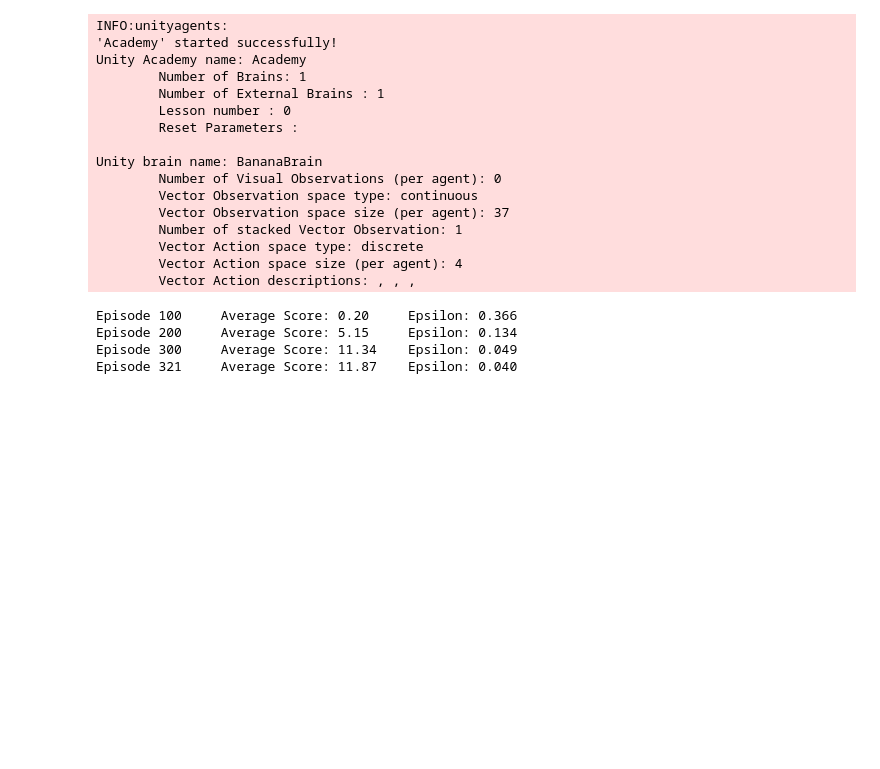
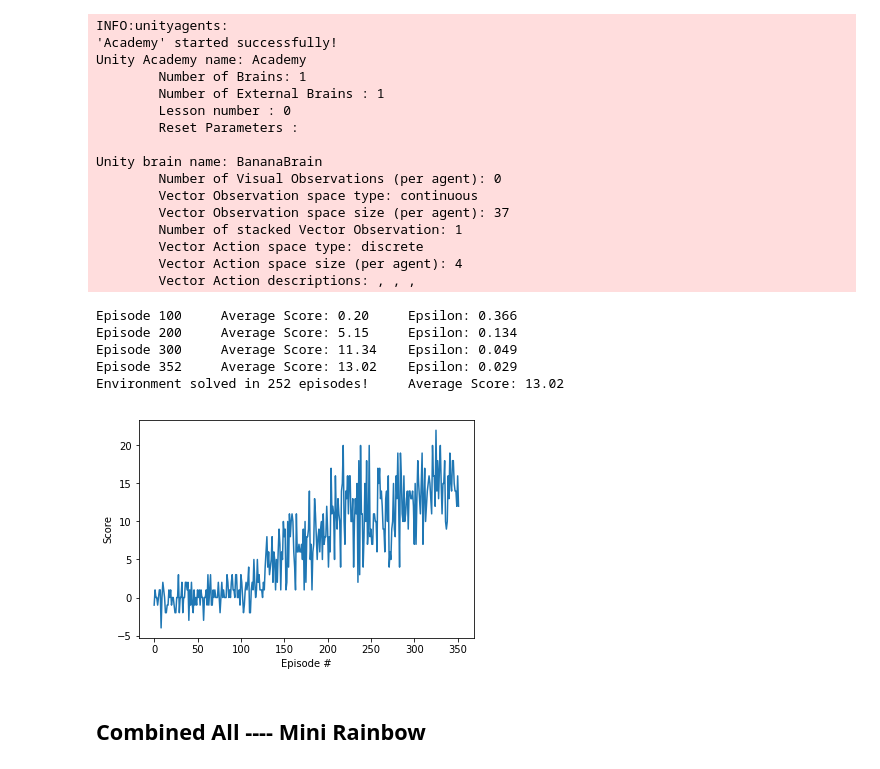
Before and after one commit to vaanxy/drlnd-p1-navigation, a Jupyter notebook: Navigation.ipynb, the cells around one changed output. Cells and saved outputs as stored; diff of their text form; code cells hidden in the pictures; blank space fills up the shorter version.

Commit message:
feat: implemented mini rainbow dqn

```diff
--- a/Navigation.ipynb
+++ b/Navigation.ipynb
@@ -342,7 +342,7 @@ DQNetwork(
   (output): Linear(in_features=32, out_features=4, bias=True)
 )
 # %%
-def dqn(agent, n_episodes=600, max_t=1000, eps_start=1.0, eps_end=0.01, eps_decay=0.99, checkpoint_name="checkpoint.pth"):
+def dqn(agent, n_episodes=600, max_t=1000, eps_start=1.0, eps_end=0.01, eps_decay=0.99, checkpoint_name="checkpoint.pth", solved_score=13.0):
     """Deep Q-Learning.
 
     Params
@@ -380,7 +380,7 @@ def dqn(agent, n_episodes=600, max_t=1000, eps_start=1.0, eps_end=0.01, eps_deca
         print('\rEpisode {}\tAverage Score: {:.2f}\tEpsilon: {:.3f}'.format(i_episode, np.mean(scores_window), eps), end="")
         if i_episode % 100 == 0:
             print('\rEpisode {}\tAverage Score: {:.2f}\tEpsilon: {:.3f}'.format(i_episode, np.mean(scores_window), eps))
-        if np.mean(scores_window)>=13.0:
+        if np.mean(scores_window)>=solved_score:
             print('\nEnvironment solved in {:d} episodes!\tAverage Score: {:.2f}'.format(i_episode-100, np.mean(scores_window)))
             torch.save(agent.network_local.state_dict(), checkpoint_name)
             break
@@ -1044,6 +1044,19 @@ scores = dqn(dueling_dqn_agent, checkpoint_name="dueling-dqn-checkpoint.pth")
 Episode 100     Average Score: 0.20     Epsilon: 0.366
 Episode 200     Average Score: 5.15     Epsilon: 0.134
 Episode 300     Average Score: 11.34    Epsilon: 0.049
-Episode 321     Average Score: 11.87    Epsilon: 0.040
+Episode 352     Average Score: 13.02    Epsilon: 0.029
+Environment solved in 252 episodes!     Average Score: 13.02
 # %%
 env.close()
+# %%
+# plot the scores
+fig = plt.figure()
+ax = fig.add_subplot(111)
+plt.plot(np.arange(len(scores)), scores)
+plt.ylabel('Score')
+plt.xlabel('Episode #')
+plt.show()
+# %% [output]
+[figure, added]
+# %% [markdown]
+## Combined All ---- Mini Rainbow
```
Also changed, not shown: parts of 7 cells of this notebook, 2 other files.
